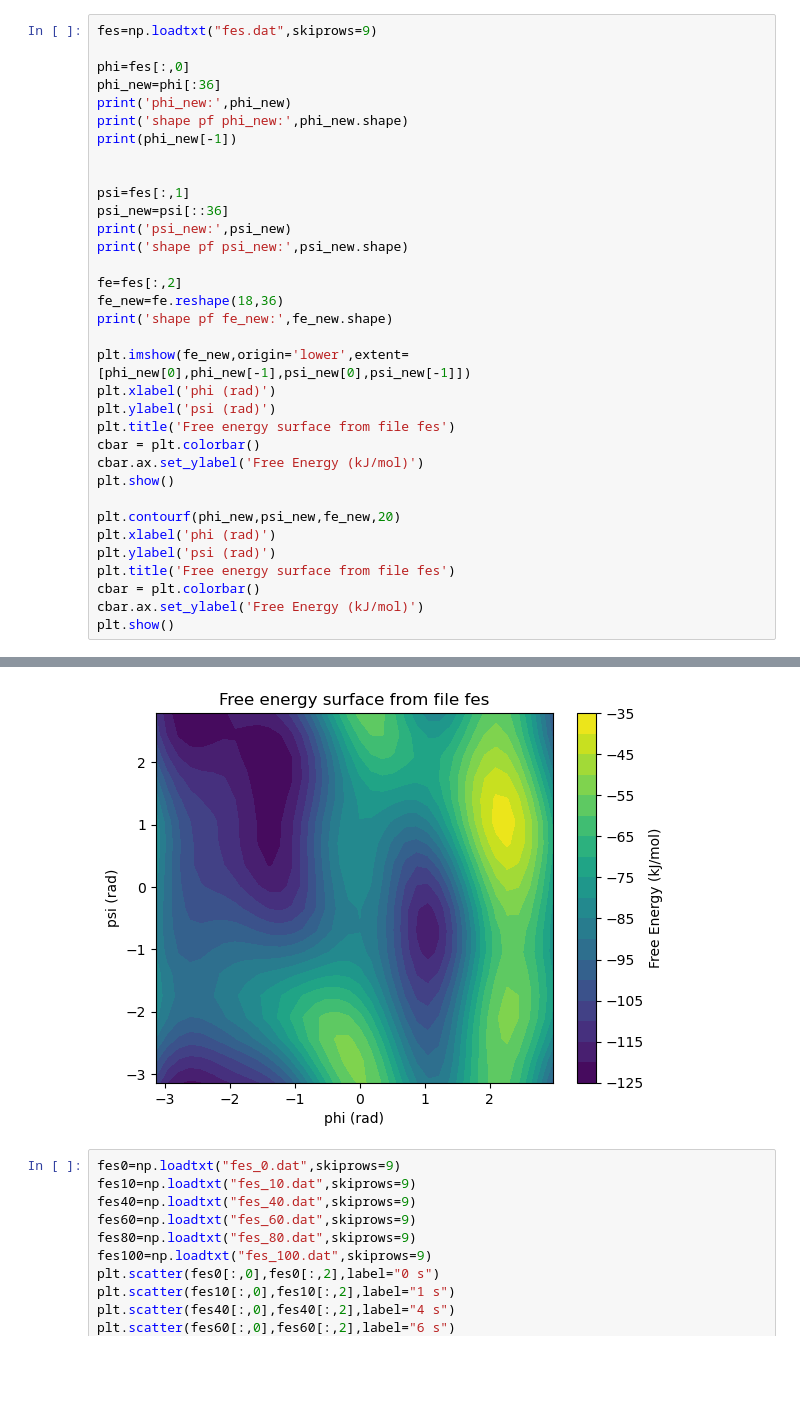
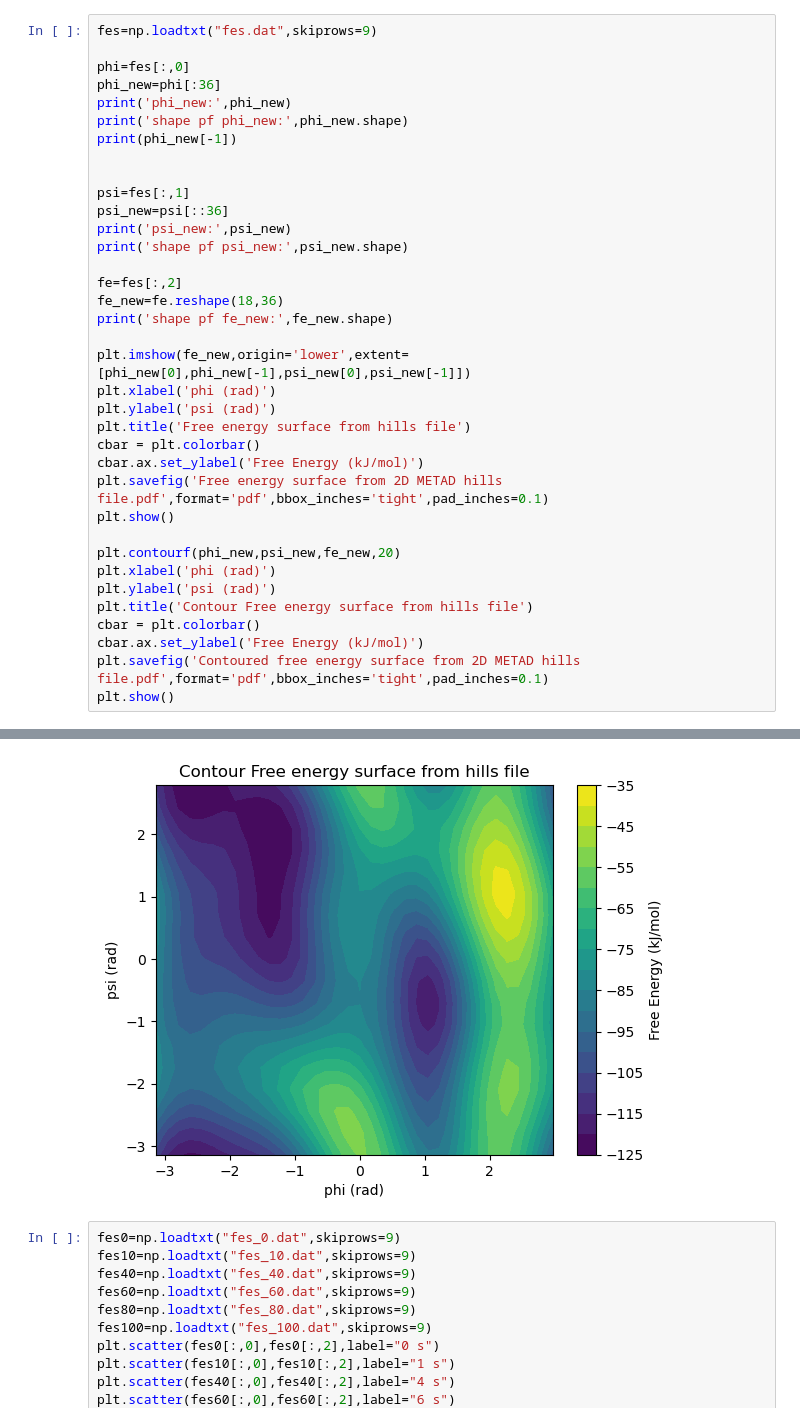
Before and after one commit to cl6661/comp-lab-class, a Jupyter notebook: Week6/2D Metad/Part6.ipynb, the cells around one changed output, grey strips where cells are left out. Drawn from its saved outputs; the diff is of its cells as text; blank space fills up the shorter version.

```diff
--- a/Week6/2D Metad/Part6.ipynb
+++ b/Week6/2D Metad/Part6.ipynb
@@ -126,17 +139,19 @@ print('shape pf fe_new:',fe_new.shape)
 plt.imshow(fe_new,origin='lower',extent=[phi_new[0],phi_new[-1],psi_new[0],psi_new[-1]])
 plt.xlabel('phi (rad)')
 plt.ylabel('psi (rad)')
-plt.title('Free energy surface from file fes')
+plt.title('Free energy surface from hills file')
 cbar = plt.colorbar()
 cbar.ax.set_ylabel('Free Energy (kJ/mol)')
+plt.savefig('Free energy surface from 2D METAD hills file.pdf',format='pdf',bbox_inches='tight',pad_inches=0.1)
 plt.show()
 
 plt.contourf(phi_new,psi_new,fe_new,20)
 plt.xlabel('phi (rad)')
 plt.ylabel('psi (rad)')
-plt.title('Free energy surface from file fes')
+plt.title('Contour Free energy surface from hills file')
 cbar = plt.colorbar()
 cbar.ax.set_ylabel('Free Energy (kJ/mol)')
+plt.savefig('Contoured free energy surface from 2D METAD hills file.pdf',format='pdf',bbox_inches='tight',pad_inches=0.1)
 plt.show()
 # %% [output]
 phi_new: [-3.14159265 -2.96705973 -2.7925268  -2.61799388 -2.44346095 -2.26892803
@@ -156,4 +171,4 @@ shape pf fe_new: (18, 36)
-[figure, old version]
+[figure, new version]
 # %%
 fes0=np.loadtxt("fes_0.dat",skiprows=9)
 fes10=np.loadtxt("fes_10.dat",skiprows=9)
```
Also changed, not shown: parts of 3 cells of this notebook, 35 other files.
